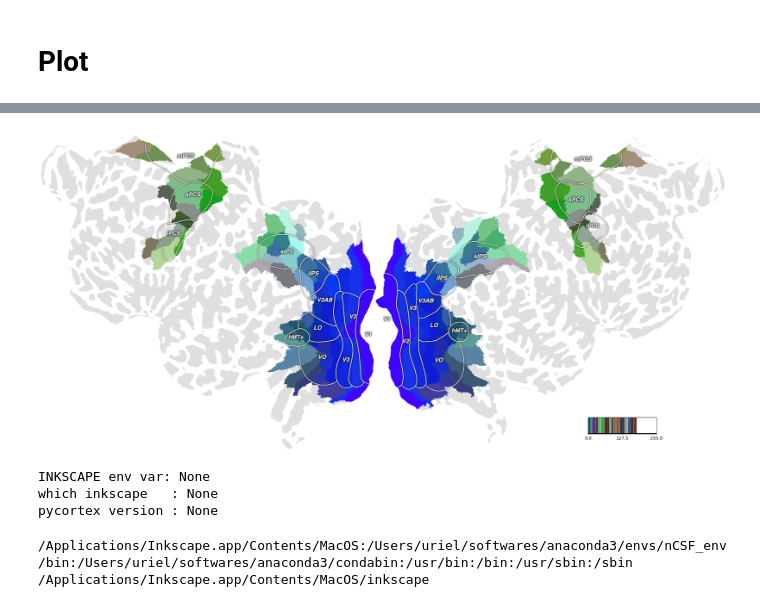
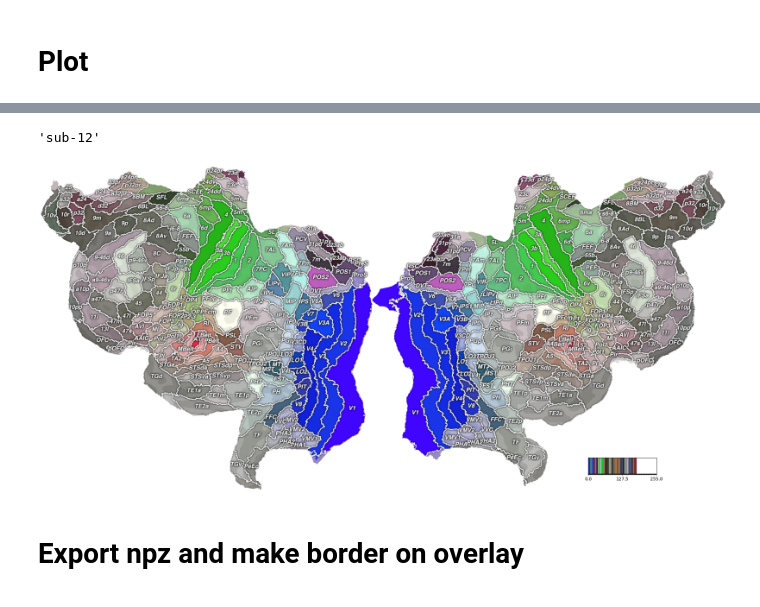
Before and after one commit to mszinte/pRF_analysis, a Jupyter notebook: RetinoMaps/dev/control_mmp_on_fsnative.ipynb, the cells around one changed output, grey strips where cells are left out. Cells and saved outputs as stored; diff of their text form; code cells hidden in the pictures.

```diff
--- a/RetinoMaps/dev/control_mmp_on_fsnative.ipynb
+++ b/RetinoMaps/dev/control_mmp_on_fsnative.ipynb
@@ -17,6 +18,8 @@ from pycortex_utils import load_surface_pycortex, set_pycortex_config_file, draw
 # Directories
 main_dir = '/Users/uriel/disks/meso_shared'
 project_dir = 'RetinoMaps'
+subject = 'sub-12'
+pycortex_subject = subject
 # %%
 # Set pycortex db and colormaps
 cortex_dir = "{}/{}/derivatives/pp_data/cortex".format(main_dir, project_dir)
@@ -132,9 +149,9 @@ plt.axis('off')
 # %%
-results = load_surface_pycortex(L_fn='/Users/uriel/Downloads/mmp_fs_hemi-L.func.gii',
-                                R_fn='/Users/uriel/Downloads/mmp_fs_hemi-R.func.gii')
+results = load_surface_pycortex(L_fn='/Users/uriel/Downloads/{}_mmp_fs_hemi-L.func.gii'.format(subject),
+                                R_fn='/Users/uriel/Downloads/{}_mmp_fs_hemi-R.func.gii'.format(subject))
 deriv_mat = results['data_concat']
 # %%
-pycortex_subject = 'sub-01'
+pycortex_subject = subject
 colormap_name = 'HCP_MMP1'
 # %%
 alpha_mat = np.ones(deriv_mat.shape)
@@ -141,27 +160,32 @@ alpha_mat = np.ones(deriv_mat.shape)
+# %%
+pycortex_subject
+# %% [output]
+'sub-12'
 # %%
 # Pycortex settings
 roi_name = 'mmp_fsnayive'
 param_rois = {'subject': pycortex_subject,
               'data': deriv_mat,
               'cmap': colormap_name,
-              'alpha': mask_int,
+              # 'alpha': a,
+              'alpha': deriv_mat,
               'cbar': 'discrete',
               'vmin': 0,
               'vmax': 255,
               'cmap_steps': 255,
               'cortex_type': 'VertexRGB',
               'description': 'Gaussian pRF ROIs',
               'curv_brightness': 1,
               'curv_contrast': 0.25,
               'add_roi': False,
               'with_labels': True,
               'roi_name': roi_name}
 
 # Plot
 volume_roi = draw_cortex(**param_rois)
 plt.savefig('/Users/uriel/Downloads/mmp_atlas.pdf')
 # %% [output]
-[figure, old version]
+[figure, new version]
 # %%
 # pycortex_subject = 'sub-01'
 # colormap_name = 'HCP_MMP1'
@@ -172,22 +196,3 @@ plt.savefig('/Users/uriel/Downloads/mmp_atlas.pdf')
 # plt.title("MMP atlas", fontsize=25)
 
 # plt.show()
-# %%
-import os
-import shutil
-from cortex import svgoverlay
-
-print("INKSCAPE env var:", os.environ.get("INKSCAPE"))
-print("which inkscape   :", shutil.which("inkscape"))
-print("pycortex version :", svgoverlay.INKSCAPE_VERSION)
-# %% [output]
-INKSCAPE env var: None
-which inkscape   : None
-pycortex version : None
-# %%
-import os, shutil
-print(os.environ["PATH"])
-print(shutil.which("inkscape"))
-# %% [output]
-/Applications/Inkscape.app/Contents/MacOS:/Users/uriel/softwares/anaconda3/envs/nCSF_env/bin:/Users/uriel/softwares/anaconda3/condabin:/usr/bin:/bin:/usr/sbin:/sbin
-/Applications/Inkscape.app/Contents/MacOS/inkscape
@@ -206,0 +199,2 @@ print(shutil.which("inkscape"))
+# %% [markdown]
+# Export npz and make border on overlay
```
Also changed, not shown: parts of 27 cells of this notebook, 2 other files.
